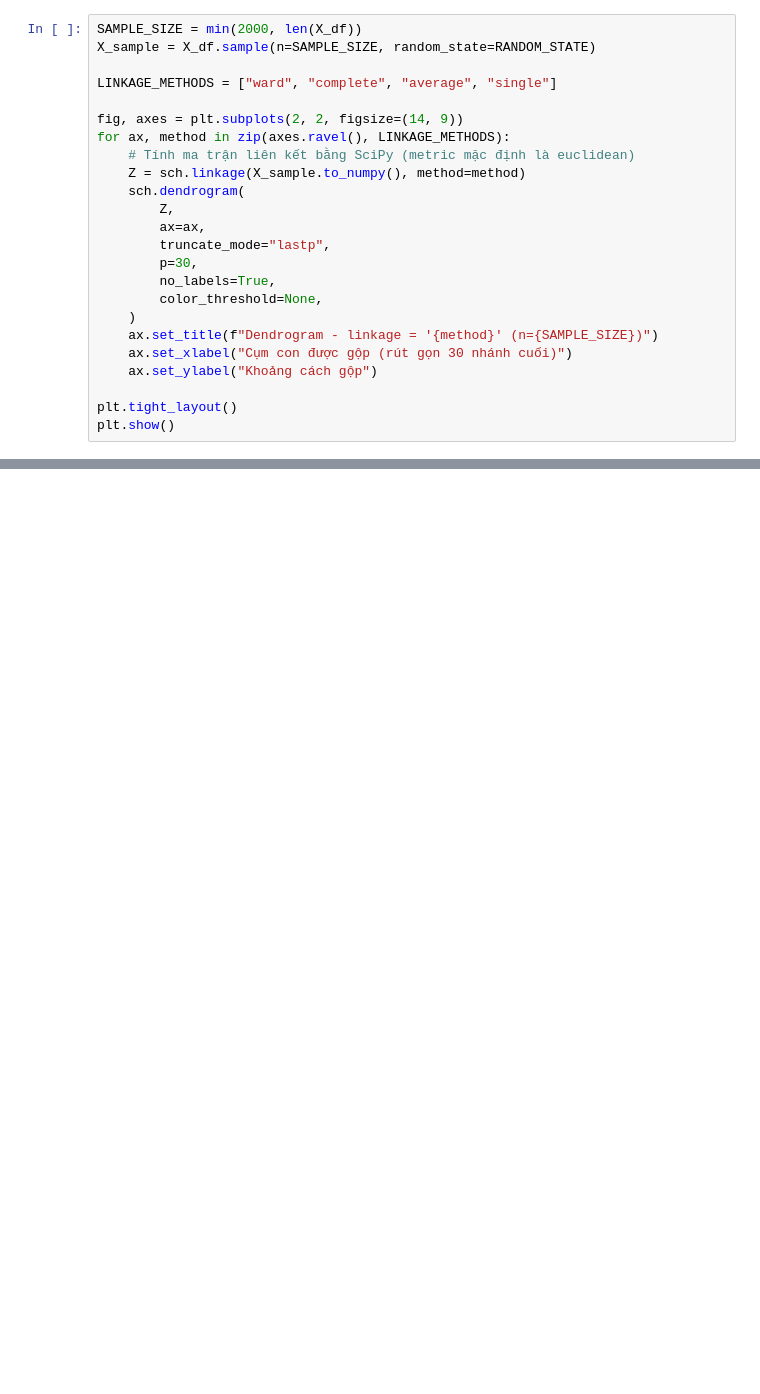
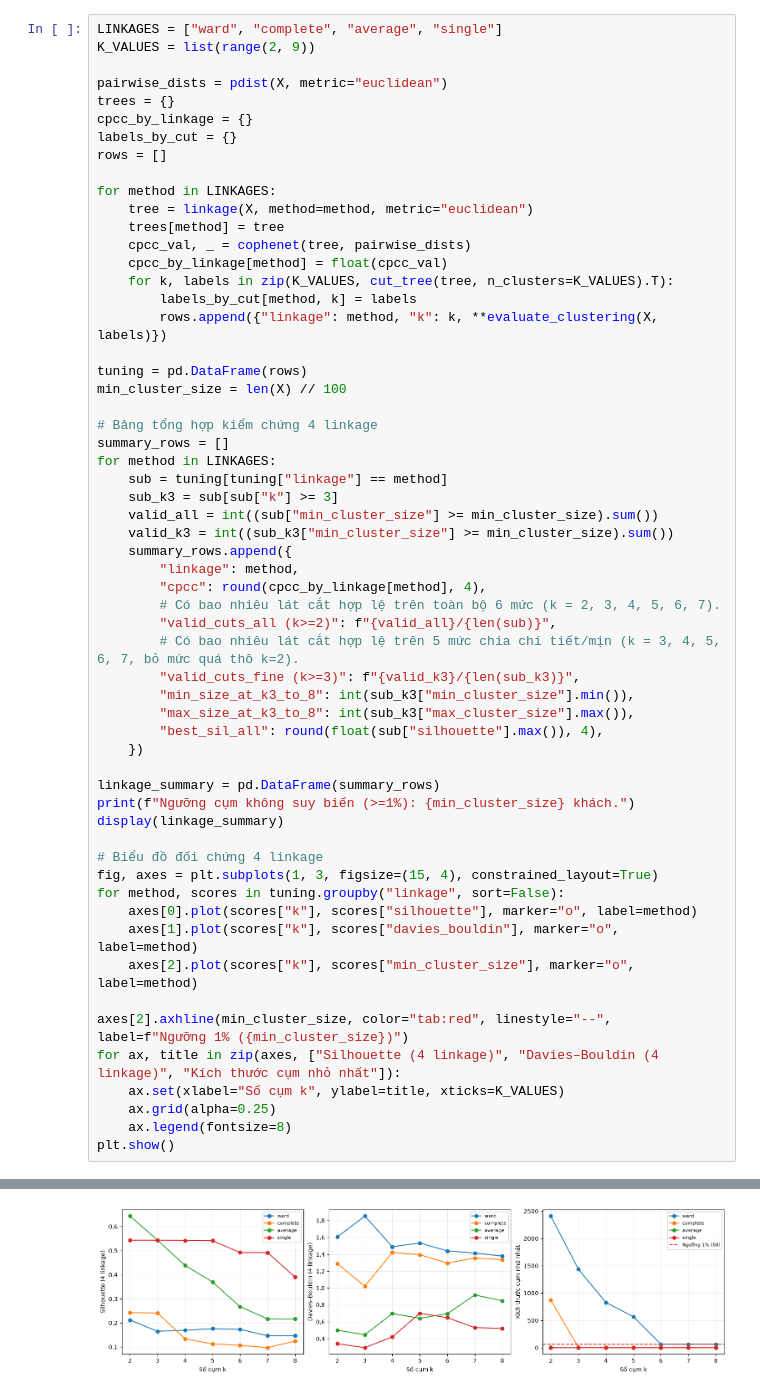
Before and after one commit to Phuctqt123/BTL_DATAMINING, a Jupyter notebook: clustering/hierarchical.ipynb, the cells around one changed output, grey strips where cells are left out. Saved outputs shown, nothing was run; the diff lists cells and outputs as text; blank space fills up the shorter version.

```diff
--- a/clustering/hierarchical.ipynb
+++ b/clustering/hierarchical.ipynb
@@ -49,24 +63,59 @@ print(f"Kích thước dữ liệu đưa vào mô hình: {X_df.shape}")
 # %%
-SAMPLE_SIZE = min(2000, len(X_df))
-X_sample = X_df.sample(n=SAMPLE_SIZE, random_state=RANDOM_STATE)
+LINKAGES = ["ward", "complete", "average", "single"]
+K_VALUES = list(range(2, 9))
 
-LINKAGE_METHODS = ["ward", "complete", "average", "single"]
+pairwise_dists = pdist(X, metric="euclidean")
+trees = {}
+cpcc_by_linkage = {}
+labels_by_cut = {}
+rows = []
 
-fig, axes = plt.subplots(2, 2, figsize=(14, 9))
-for ax, method in zip(axes.ravel(), LINKAGE_METHODS):
-    # Tính ma trận liên kết bằng SciPy (metric mặc định là euclidean)
-    Z = sch.linkage(X_sample.to_numpy(), method=method)
-    sch.dendrogram(
-        Z,
-        ax=ax,
-        truncate_mode="lastp",
-        p=30,
-        no_labels=True,
-        color_threshold=None,
-    )
-    ax.set_title(f"Dendrogram - linkage = '{method}' (n={SAMPLE_SIZE})")
-    ax.set_xlabel("Cụm con được gộp (rút gọn 30 nhánh cuối)")
-    ax.set_ylabel("Khoảng cách gộp")
+for method in LINKAGES:
+    tree = linkage(X, method=method, metric="euclidean")
+    trees[method] = tree
+    cpcc_val, _ = cophenet(tree, pairwise_dists)
+    cpcc_by_linkage[method] = float(cpcc_val)
+    for k, labels in zip(K_VALUES, cut_tree(tree, n_clusters=K_VALUES).T):
+        labels_by_cut[method, k] = labels
+        rows.append({"linkage": method, "k": k, **evaluate_clustering(X, labels)})
 
-plt.tight_layout()
+tuning = pd.DataFrame(rows)
+min_cluster_size = len(X) // 100
+
+# Bảng tổng hợp kiểm chứng 4 linkage
+summary_rows = []
+for method in LINKAGES:
+    sub = tuning[tuning["linkage"] == method]
+    sub_k3 = sub[sub["k"] >= 3]
+    valid_all = int((sub["min_cluster_size"] >= min_cluster_size).sum())
+    valid_k3 = int((sub_k3["min_cluster_size"] >= min_cluster_size).sum())
+    summary_rows.append({
+        "linkage": method,
+        "cpcc": round(cpcc_by_linkage[method], 4),
+        # Có bao nhiêu lát cắt hợp lệ trên toàn bộ 6 mức (k = 2, 3, 4, 5, 6, 7).
+        "valid_cuts_all (k>=2)": f"{valid_all}/{len(sub)}",
+        # Có bao nhiêu lát cắt hợp lệ trên 5 mức chia chi tiết/mịn (k = 3, 4, 5, 6, 7, bỏ mức quá thô k=2).
+        "valid_cuts_fine (k>=3)": f"{valid_k3}/{len(sub_k3)}",
+        "min_size_at_k3_to_8": int(sub_k3["min_cluster_size"].min()),
+        "max_size_at_k3_to_8": int(sub_k3["max_cluster_size"].max()),
+        "best_sil_all": round(float(sub["silhouette"].max()), 4),
+    })
+
+linkage_summary = pd.DataFrame(summary_rows)
+print(f"Ngưỡng cụm không suy biến (>=1%): {min_cluster_size} khách.")
+display(linkage_summary)
+
+# Biểu đồ đối chứng 4 linkage
+fig, axes = plt.subplots(1, 3, figsize=(15, 4), constrained_layout=True)
+for method, scores in tuning.groupby("linkage", sort=False):
+    axes[0].plot(scores["k"], scores["silhouette"], marker="o", label=method)
+    axes[1].plot(scores["k"], scores["davies_bouldin"], marker="o", label=method)
+    axes[2].plot(scores["k"], scores["min_cluster_size"], marker="o", label=method)
+
+axes[2].axhline(min_cluster_size, color="tab:red", linestyle="--", label=f"Ngưỡng 1% ({min_cluster_size})")
+for ax, title in zip(axes, ["Silhouette (4 linkage)", "Davies–Bouldin (4 linkage)", "Kích thước cụm nhỏ nhất"]):
+    ax.set(xlabel="Số cụm k", ylabel=title, xticks=K_VALUES)
+    ax.grid(alpha=0.25)
+    ax.legend(fontsize=8)
 plt.show()
+# %% [output]
@@ -72,0 +128 @@ plt.show()
+[figure, added]
```
Also changed, not shown: parts of 14 cells of this notebook, 8 other files.
